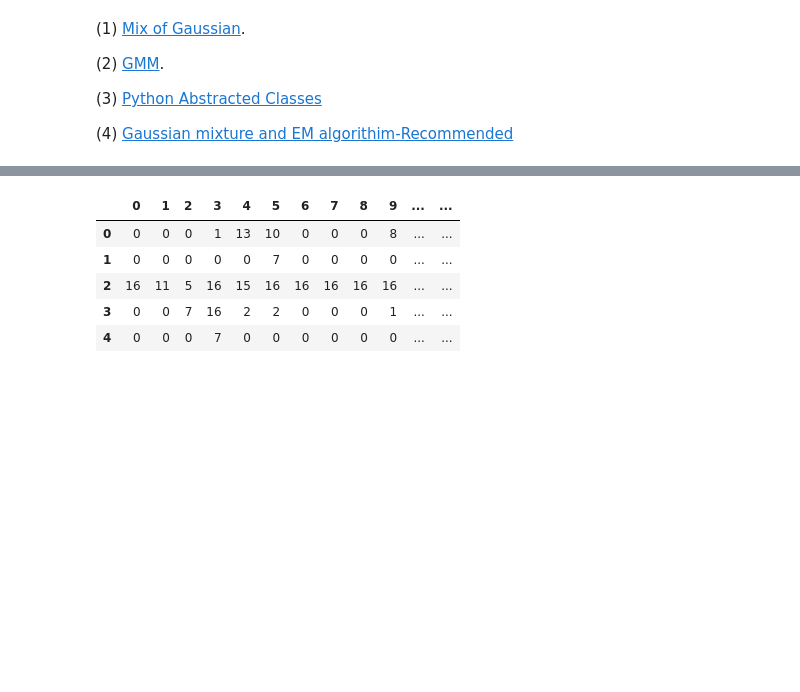
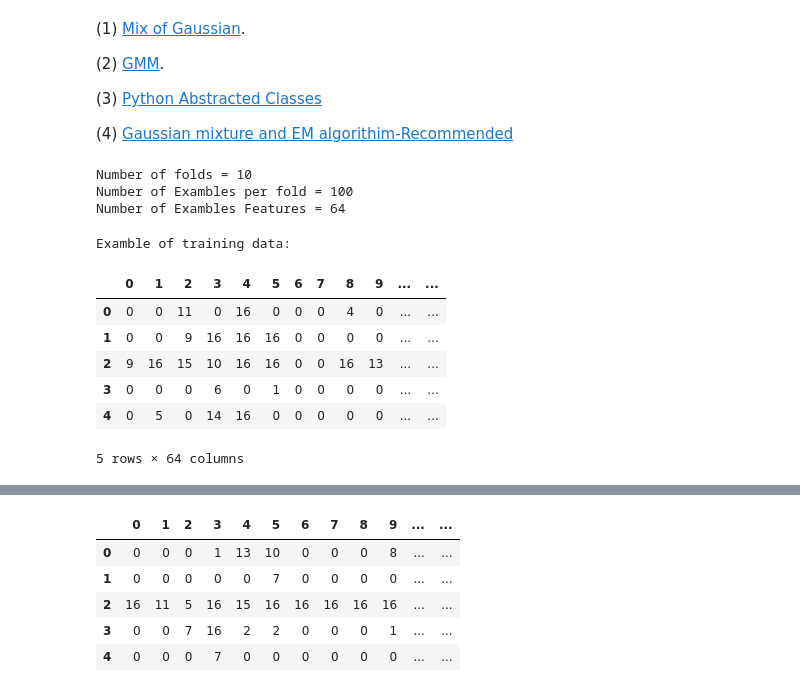
Before and after one commit to Kottoz/CS480-680_introduction_to_MachineLearning, a Jupyter notebook: Assignment2/code/AssignmentTwo.ipynb, the cells around one changed output, grey strips where cells are left out. Cells and saved outputs as stored; diff of their text form; code cells hidden in the pictures; blank space fills up the shorter version.

```diff
--- a/Assignment2/code/AssignmentTwo.ipynb
+++ b/Assignment2/code/AssignmentTwo.ipynb
@@ -69,3 +73,31 @@ class DataFetcher:
         return testX_df, testY_df
 
 #data = DataFetcher('Knn-dataset', 'Data', 'Labels')
+# %%
+#Data Fetcher Testing
+dir = 'Knn-dataset'
+X_name = 'Data'
+Y_name = 'Labels'
+fetcher = DataFetcher(dir, X_name, Y_name, 10, SUBSETS = True)
+training_x_dfs, training_y_dfs = fetcher.getAllTrainingXY()
+testing_x_df, testing_y_df = fetcher.getAllTestXY()
+
+print(f"Number of folds = {np.asarray(training_x_dfs).shape[0]}")
+print(f"Number of Exambles per fold = {np.asarray(training_x_dfs).shape[1]}")
+print(f"Number of Exambles Features = {np.asarray(training_x_dfs).shape[2]}")
+# %% [output]
+Number of folds = 10
+Number of Exambles per fold = 100
+Number of Exambles Features = 64
+# %%
+print("Examble of training data:")
+training_x_dfs[0].head()
+# %% [output]
+Examble of training data:
+|  | 0 | 1 | 2 | 3 | 4 | 5 | 6 | 7 | 8 | 9 | ... | ... |
+| 0 | 0 | 0 | 11 | 0 | 16 | 0 | 0 | 0 | 4 | 0 | ... | ... |
+| 1 | 0 | 0 | 9 | 16 | 16 | 16 | 0 | 0 | 0 | 0 | ... | ... |
+| 2 | 9 | 16 | 15 | 10 | 16 | 16 | 0 | 0 | 16 | 13 | ... | ... |
+| 3 | 0 | 0 | 0 | 6 | 0 | 1 | 0 | 0 | 0 | 0 | ... | ... |
+| 4 | 0 | 5 | 0 | 14 | 16 | 0 | 0 | 0 | 0 | 0 | ... | ... |
+5 rows × 64 columns
```
Also changed, not shown: parts of 10 cells of this notebook, 2 other files.
